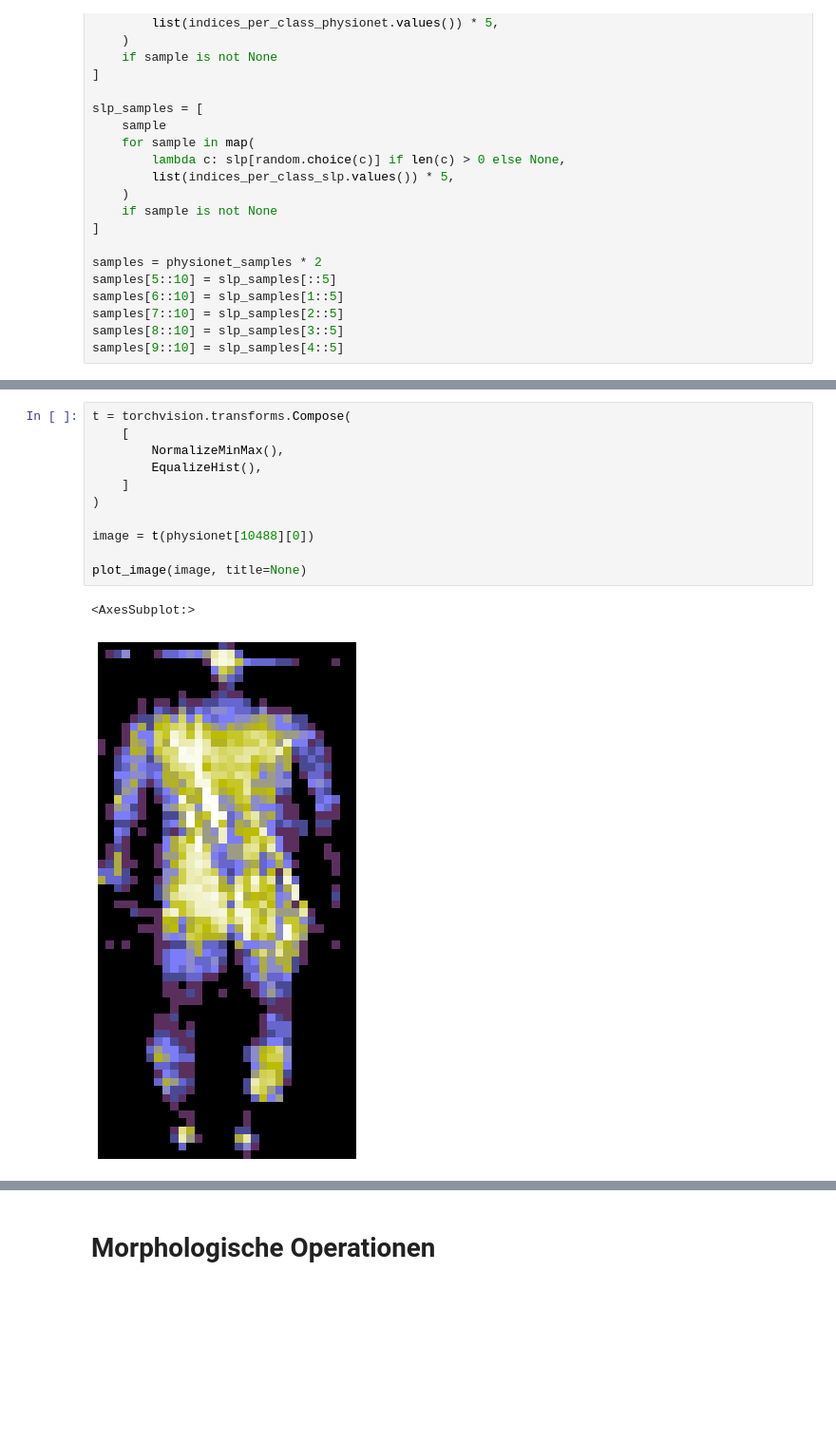
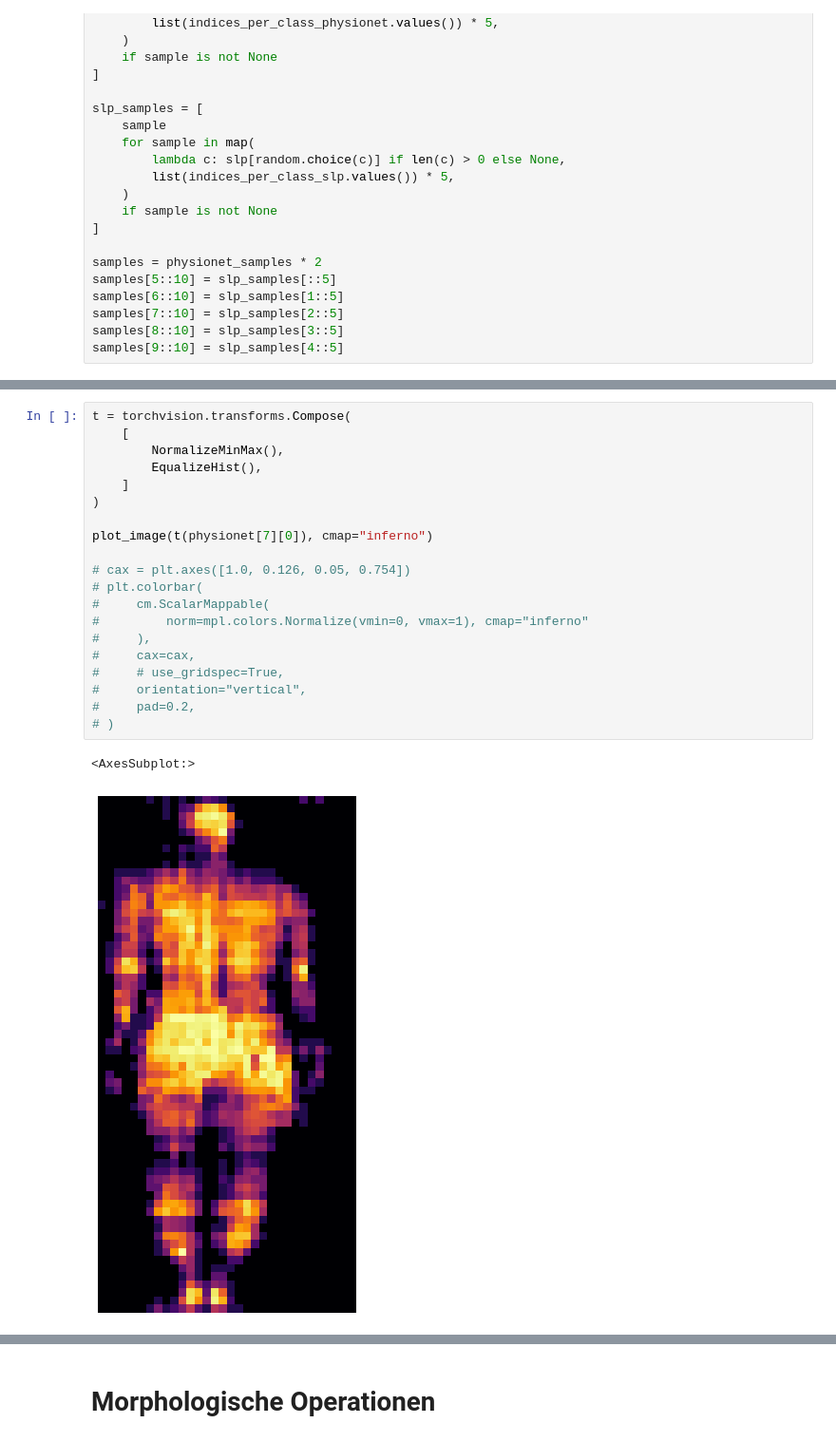
Before and after one commit to jb3rndt/wisemat-posture-classification, a Jupyter notebook: plots.ipynb, the cells around one changed output, grey strips where cells are left out. Shown at 95% size. Saved outputs shown, nothing was run; the diff lists cells and outputs as text; blank space fills up the shorter version.

```diff
--- a/plots.ipynb
+++ b/plots.ipynb
@@ -145,14 +117,23 @@ image_row(*images, titles=["Physionet", "Physionet mit\nHistogrammausgleich", "A
-# %%
-t = torchvision.transforms.Compose(
-    [
-        NormalizeMinMax(),
-        EqualizeHist(),
-    ]
-)
-
-image = t(physionet[10488][0])
-
-plot_image(image, title=None)
-# %% [output]
-<AxesSubplot:>
-[figure, removed]
+# %%
+t = torchvision.transforms.Compose(
+    [
+        NormalizeMinMax(),
+        EqualizeHist(),
+    ]
+)
+
+plot_image(t(physionet[7][0]), cmap="inferno")
+
+# cax = plt.axes([1.0, 0.126, 0.05, 0.754])
+# plt.colorbar(
+#     cm.ScalarMappable(
+#         norm=mpl.colors.Normalize(vmin=0, vmax=1), cmap="inferno"
+#     ),
+#     cax=cax,
+#     # use_gridspec=True,
+#     orientation="vertical",
+#     pad=0.2,
+# )
+# %% [output]
+<AxesSubplot:>
+[figure, added]
```
Also changed, not shown: parts of 18 cells of this notebook, 2 other files.
